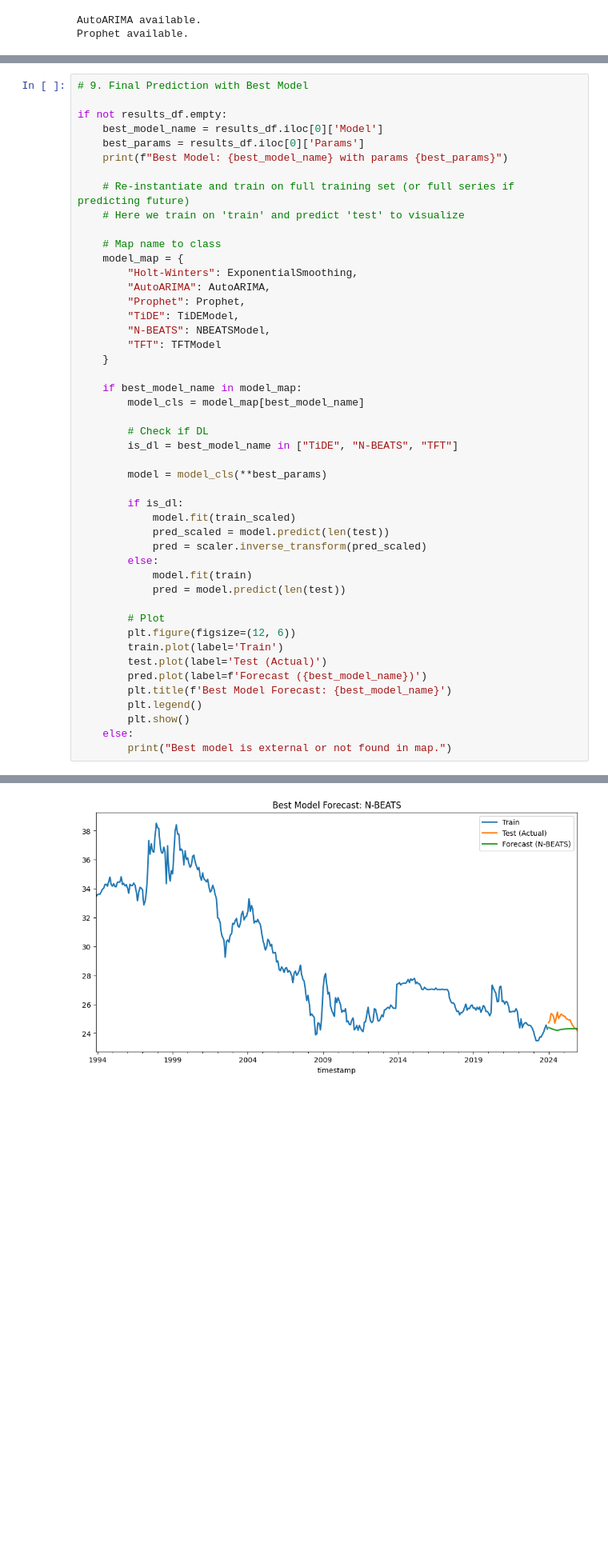
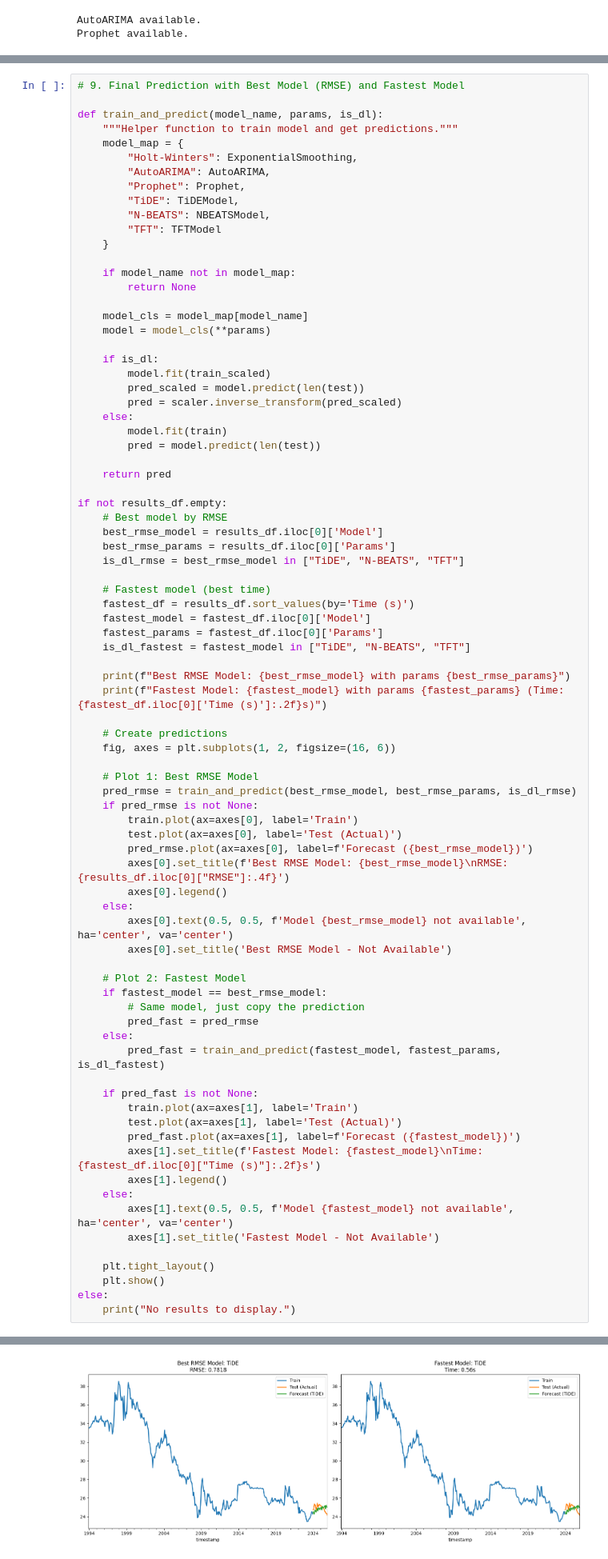
Before and after one commit to ContiHan/Statistika, a Jupyter notebook: forecasting/01_forecasting_skeleton.ipynb, the cells around one changed output, grey strips where cells are left out. Shown at 80% size. Drawn from its saved outputs; the diff is of its cells as text; blank space fills up the shorter version.

```diff
--- a/forecasting/01_forecasting_skeleton.ipynb
+++ b/forecasting/01_forecasting_skeleton.ipynb
@@ -464,15 +482,8 @@ plt.show()
 # %%
-# 9. Final Prediction with Best Model
+# 9. Final Prediction with Best Model (RMSE) and Fastest Model
 
-if not results_df.empty:
-    best_model_name = results_df.iloc[0]['Model']
-    best_params = results_df.iloc[0]['Params']
-    print(f"Best Model: {best_model_name} with params {best_params}")
-
-    # Re-instantiate and train on full training set (or full series if predicting future)
-    # Here we train on 'train' and predict 'test' to visualize
-
-    # Map name to class
+def train_and_predict(model_name, params, is_dl):
+    """Helper function to train model and get predictions."""
     model_map = {
         "Holt-Winters": ExponentialSmoothing,
         "AutoARIMA": AutoARIMA,
@@ -482,32 +493,73 @@ if not results_df.empty:
         "TFT": TFTModel
     }
 
-    if best_model_name in model_map:
-        model_cls = model_map[best_model_name]
+    if model_name not in model_map:
+        return None
 
-        # Check if DL
-        is_dl = best_model_name in ["TiDE", "N-BEATS", "TFT"]
+    model_cls = model_map[model_name]
+    model = model_cls(**params)
 
-        model = model_cls(**best_params)
+    if is_dl:
+        model.fit(train_scaled)
+        pred_scaled = model.predict(len(test))
+        pred = scaler.inverse_transform(pred_scaled)
+    else:
+        model.fit(train)
+        pred = model.predict(len(test))
 
-        if is_dl:
-            model.fit(train_scaled)
-            pred_scaled = model.predict(len(test))
-            pred = scaler.inverse_transform(pred_scaled)
-        else:
-            model.fit(train)
-            pred = model.predict(len(test))
+    return pred
 
-        # Plot
-        plt.figure(figsize=(12, 6))
-        train.plot(label='Train')
-        test.plot(label='Test (Actual)')
-        pred.plot(label=f'Forecast ({best_model_name})')
-        plt.title(f'Best Model Forecast: {best_model_name}')
-        plt.legend()
-        plt.show()
+if not results_df.empty:
+    # Best model by RMSE
+    best_rmse_model = results_df.iloc[0]['Model']
+    best_rmse_params = results_df.iloc[0]['Params']
+    is_dl_rmse = best_rmse_model in ["TiDE", "N-BEATS", "TFT"]
+
+    # Fastest model (best time)
+    fastest_df = results_df.sort_values(by='Time (s)')
+    fastest_model = fastest_df.iloc[0]['Model']
+    fastest_params = fastest_df.iloc[0]['Params']
+    is_dl_fastest = fastest_model in ["TiDE", "N-BEATS", "TFT"]
+
+    print(f"Best RMSE Model: {best_rmse_model} with params {best_rmse_params}")
+    print(f"Fastest Model: {fastest_model} with params {fastest_params} (Time: {fastest_df.iloc[0]['Time (s)']:.2f}s)")
+
+    # Create predictions
+    fig, axes = plt.subplots(1, 2, figsize=(16, 6))
+
+    # Plot 1: Best RMSE Model
+    pred_rmse = train_and_predict(best_rmse_model, best_rmse_params, is_dl_rmse)
+    if pred_rmse is not None:
+        train.plot(ax=axes[0], label='Train')
+        test.plot(ax=axes[0], label='Test (Actual)')
+        pred_rmse.plot(ax=axes[0], label=f'Forecast ({best_rmse_model})')
+        axes[0].set_title(f'Best RMSE Model: {best_rmse_model}\nRMSE: {results_df.iloc[0]["RMSE"]:.4f}')
+        axes[0].legend()
     else:
-        print("Best model is external or not found in map.")
+        axes[0].text(0.5, 0.5, f'Model {best_rmse_model} not available', ha='center', va='center')
+        axes[0].set_title('Best RMSE Model - Not Available')
+
+    # Plot 2: Fastest Model
+    if fastest_model == best_rmse_model:
+        # Same model, just copy the prediction
+        pred_fast = pred_rmse
+    else:
+        pred_fast = train_and_predict(fastest_model, fastest_params, is_dl_fastest)
+
+    if pred_fast is not None:
+        train.plot(ax=axes[1], label='Train')
+        test.plot(ax=axes[1], label='Test (Actual)')
+        pred_fast.plot(ax=axes[1], label=f'Forecast ({fastest_model})')
+        axes[1].set_title(f'Fastest Model: {fastest_model}\nTime: {fastest_df.iloc[0]["Time (s)"]:.2f}s')
+        axes[1].legend()
+    else:
+        axes[1].text(0.5, 0.5, f'Model {fastest_model} not available', ha='center', va='center')
+        axes[1].set_title('Fastest Model - Not Available')
+
+    plt.tight_layout()
+    plt.show()
+else:
+    print("No results to display.")
 # %% [output]
 GPU available: True (mps), used: True
 TPU available: False, using: 0 TPU cores
@@ -533,4 +584,4 @@ Best Model: N-BEATS with params {'input_chunk_length': 12, 'output_chunk_length'
 GPU available: True (mps), used: True
 TPU available: False, using: 0 TPU cores
 HPU available: False, using: 0 HPUs
-[figure, old version]
+[figure, new version]
```
Also changed, not shown: parts of 4 cells of this notebook.
